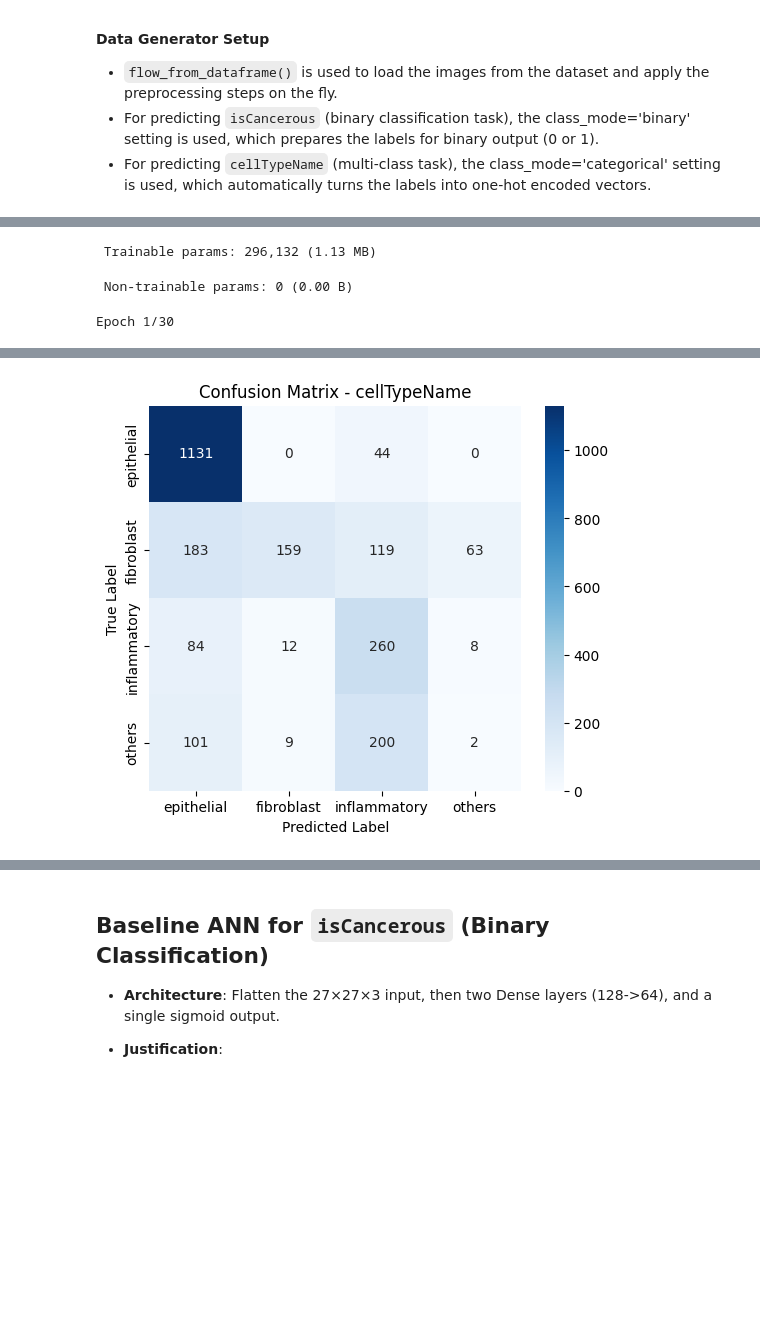
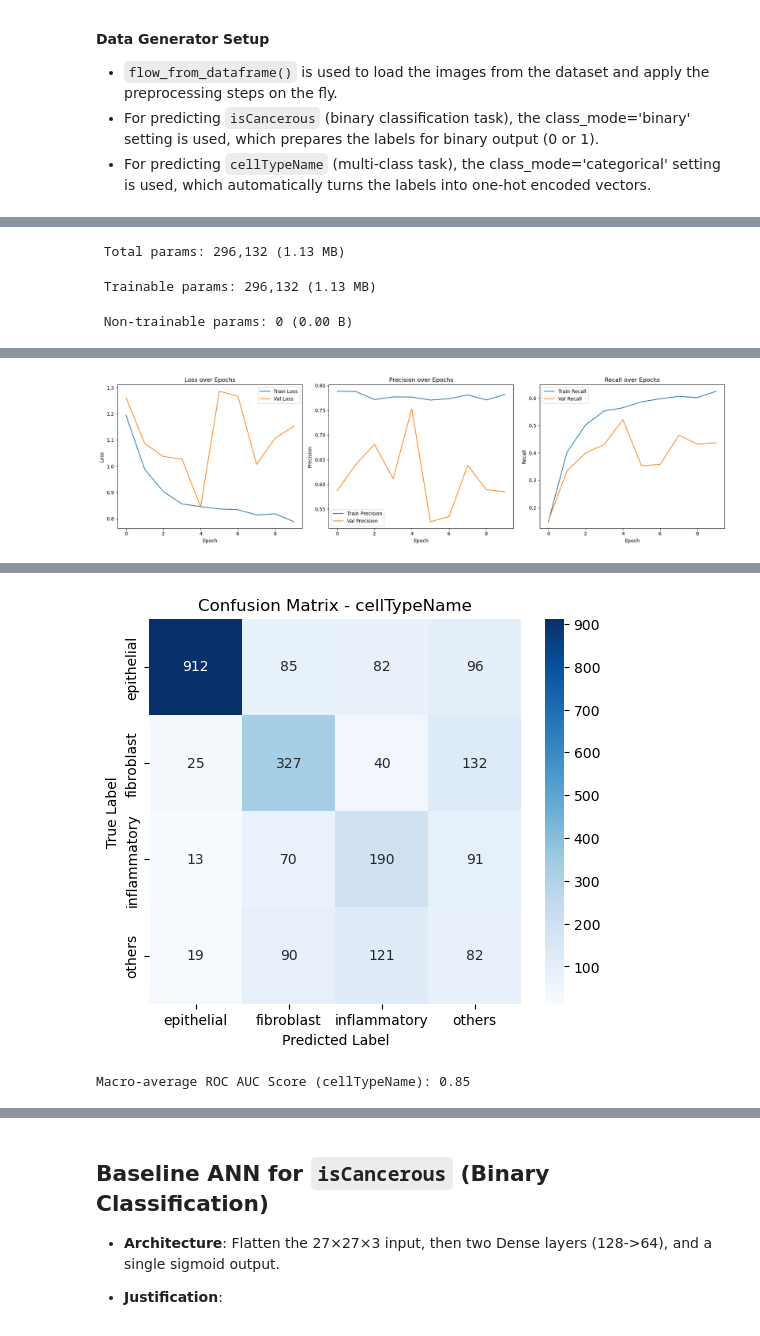
Before and after one commit to Shreyas-Shah30/Colon-Cancer-Histopathology-Image-Classification-ML-Project, a Jupyter notebook: s4005805_s3978268.ipynb, the cells around one changed output, grey strips where cells are left out. Drawn from its saved outputs; the diff is of its cells as text; code cells hidden in the pictures; blank space fills up the shorter version.

Commit message:
Handled Class Imbalance, Explained Algorithm Configuration and Identified Overfitting/Underfitting for CNN base models

```diff
--- a/s4005805_s3978268.ipynb
+++ b/s4005805_s3978268.ipynb
@@ -393,10 +393,13 @@ BATCH_SIZE = 32
 # Data Generators Setup for isCancerous
 # ----------------------
 
-# Convert isCancerous column to string first
-train_data.loc[:, 'isCancerous'] = train_data['isCancerous'].astype(str)
-val_data.loc[:, 'isCancerous'] = val_data['isCancerous'].astype(str)
-test_data.loc[:, 'isCancerous'] = test_data['isCancerous'].astype(str)
+train_data = train_data.copy()
+val_data = val_data.copy()
+test_data = test_data.copy()
+
+train_data['isCancerous'] = train_data['isCancerous'].astype(str)
+val_data['isCancerous'] = val_data['isCancerous'].astype(str)
+test_data['isCancerous'] = test_data['isCancerous'].astype(str)
 
 # Training generator for isCancerous with augmentation
 train_generator_isCancerous = train_datagen.flow_from_dataframe(
@@ -691,8 +803,22 @@ ROC AUC Score (isCancerous): 0.95
 # -----------------------------------
 # Base CNN Model for cellTypeName Classification (Multi-Class)
 # -----------------------------------
+
+# Compute class weights for multiclass task (0, 1, 2, 3)
+y_labels_multi = train_data['cellTypeName'].map(val_generator.class_indices).astype(int)
+class_weights_multi = compute_class_weight(
+    class_weight='balanced',
+    classes=np.unique(y_labels_multi),
+    y=y_labels_multi
+)
+class_weight_dict_multi = dict(enumerate(class_weights_multi))
+print("Class Weights (cellTypeName):", class_weight_dict_multi)
+
 NUM_CLASSES = 4
 
+# ------------------------
+# Algorithm Configuration
+# ------------------------
 model_cellType = Sequential([
     Input(shape=INPUT_SHAPE),
     Conv2D(32, (3, 3), activation='relu'),
@@ -710,15 +836,55 @@ model_cellType.compile(
 
 model_cellType.summary()
 
+# ------------------------
 # Train cellType model
+# ------------------------
 history_cellType = model_cellType.fit(
     train_generator,
     epochs=30,
     validation_data=val_generator,
-    callbacks=[early_stop]
+    callbacks=[early_stop],
+    class_weight=class_weight_dict_multi
 )
 
+# ------------------------
+# Plot learning curves
+# ------------------------
+plt.figure(figsize=(18, 5))
+
+# Loss
+plt.subplot(1, 3, 1)
+plt.plot(history_cellType.history['loss'], label='Train Loss')
+plt.plot(history_cellType.history['val_loss'], label='Val Loss')
+plt.title('Loss over Epochs')
+plt.xlabel('Epoch')
+plt.ylabel('Loss')
+plt.legend()
+
+# Precision
+plt.subplot(1, 3, 2)
+plt.plot(history_cellType.history['precision'], label='Train Precision')
+plt.plot(history_cellType.history['val_precision'], label='Val Precision')
+plt.title('Precision over Epochs')
+plt.xlabel('Epoch')
+plt.ylabel('Precision')
+plt.legend()
+
+# Recall
+plt.subplot(1, 3, 3)
+plt.plot(history_cellType.history['recall'], label='Train Recall')
+plt.plot(history_cellType.history['val_recall'], label='Val Recall')
+plt.title('Recall over Epochs')
+plt.xlabel('Epoch')
+plt.ylabel('Recall')
+plt.legend()
+
+plt.tight_layout()
+plt.show()
+
+# ------------------------
 # Evaluation
+# ------------------------
 y_pred_probs_type = model_cellType.predict(val_generator)
 y_pred_classes_type = np.argmax(y_pred_probs_type, axis=1)
 y_true_type = val_generator.classes
@@ -736,7 +902,9 @@ plt.ylabel('True Label')
 plt.title('Confusion Matrix - cellTypeName')
 plt.show()
 
+# ----------------------------
 # ROC AUC Score (multi-class)
+# ----------------------------
 y_true_binarized = label_binarize(y_true_type, classes=[0, 1, 2, 3])
 roc_auc_type = roc_auc_score(y_true_binarized, y_pred_probs_type, average='macro', multi_class='ovr')
 print(f"Macro-average ROC AUC Score (cellTypeName): {roc_auc_type:.2f}")
@@ -759,3 +927,3 @@ Model: "sequential_3"
- Trainable params: 296,132 (1.13 MB)
+ Total params: 296,132 (1.13 MB)
- Non-trainable params: 0 (0.00 B)
+ Trainable params: 296,132 (1.13 MB)
-Epoch 1/30
+ Non-trainable params: 0 (0.00 B)
@@ -779 +950 @@ weighted avg       0.64      0.65      0.60      2375
-[figure, old version]
+[figure, new version]
@@ -781,2 +963,4 @@ Macro-average ROC AUC Score (cellTypeName): 0.85
+[figure, added]
+Macro-average ROC AUC Score (cellTypeName): 0.85
 # %% [markdown]
 > <span style="font-size:1em;">✔</span> **Observations – `cellTypeName` Base Model**
```
Also changed, not shown: parts of 9 cells of this notebook.
